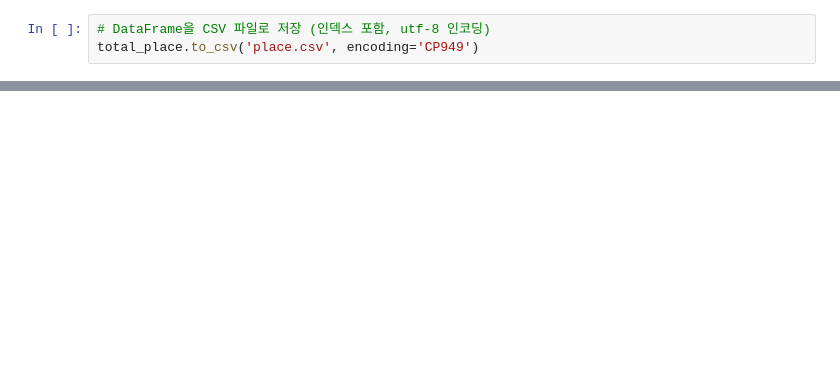
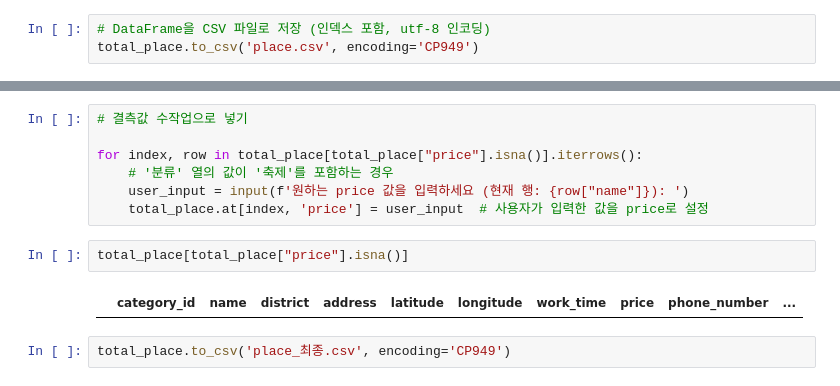
Before and after one commit to maryrichard1022/capstone2_data, a Jupyter notebook: 캡스톤2/data/place.ipynb, the cells around one changed output, grey strips where cells are left out. Saved outputs shown, nothing was run; the diff lists cells and outputs as text; blank space fills up the shorter version.

```diff
--- a/캡스톤2/data/place.ipynb
+++ b/캡스톤2/data/place.ipynb
@@ -86,0 +67,13 @@ total_place.to_csv('place.csv', encoding='CP949')
+# %%
+# 결측값 수작업으로 넣기
+
+for index, row in total_place[total_place["price"].isna()].iterrows():
+    # '분류' 열의 값이 '축제'를 포함하는 경우
+    user_input = input(f'원하는 price 값을 입력하세요 (현재 행: {row["name"]}): ')
+    total_place.at[index, 'price'] = user_input  # 사용자가 입력한 값을 price로 설정
+# %%
+total_place[total_place["price"].isna()]
+# %% [output]
+|  | category_id | name | district | address | latitude | longitude | work_time | price | phone_number | ... |
+# %%
+total_place.to_csv('place_최종.csv', encoding='CP949')
```
Also changed, not shown: parts of 10 cells of this notebook, 28 other files.
